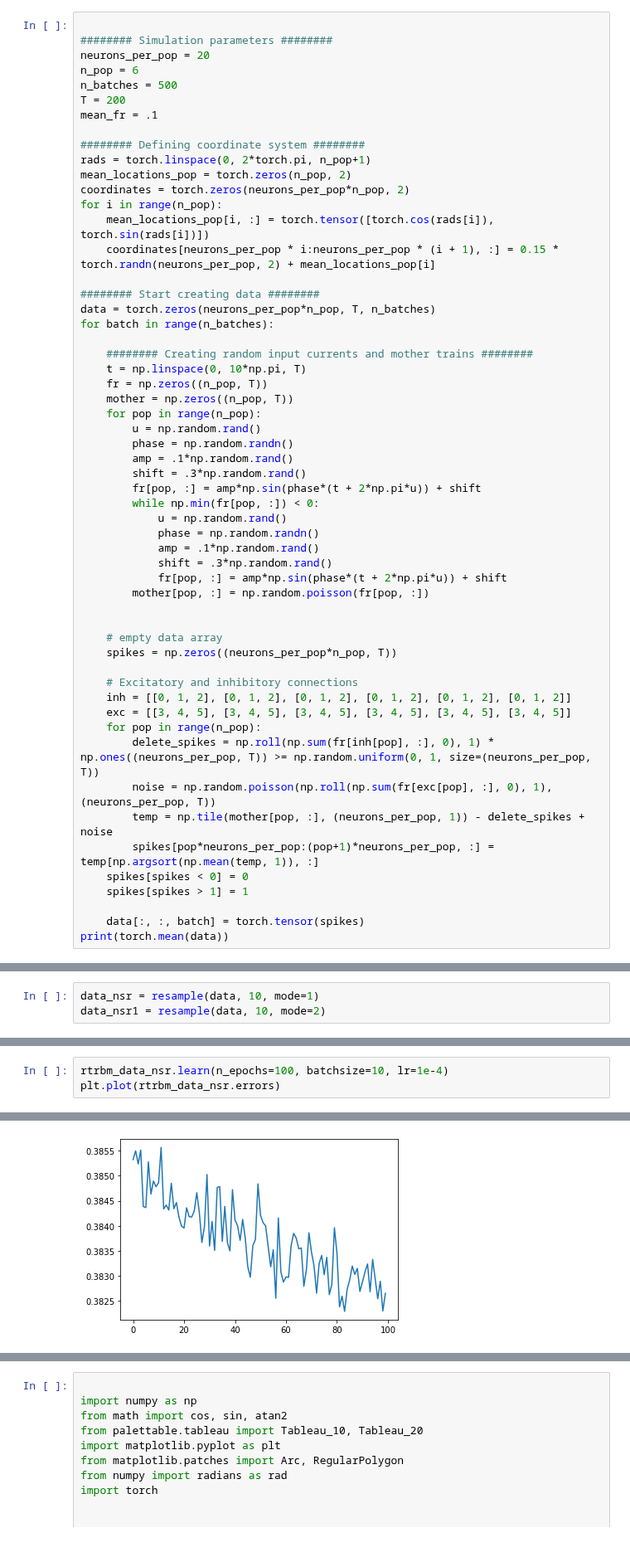
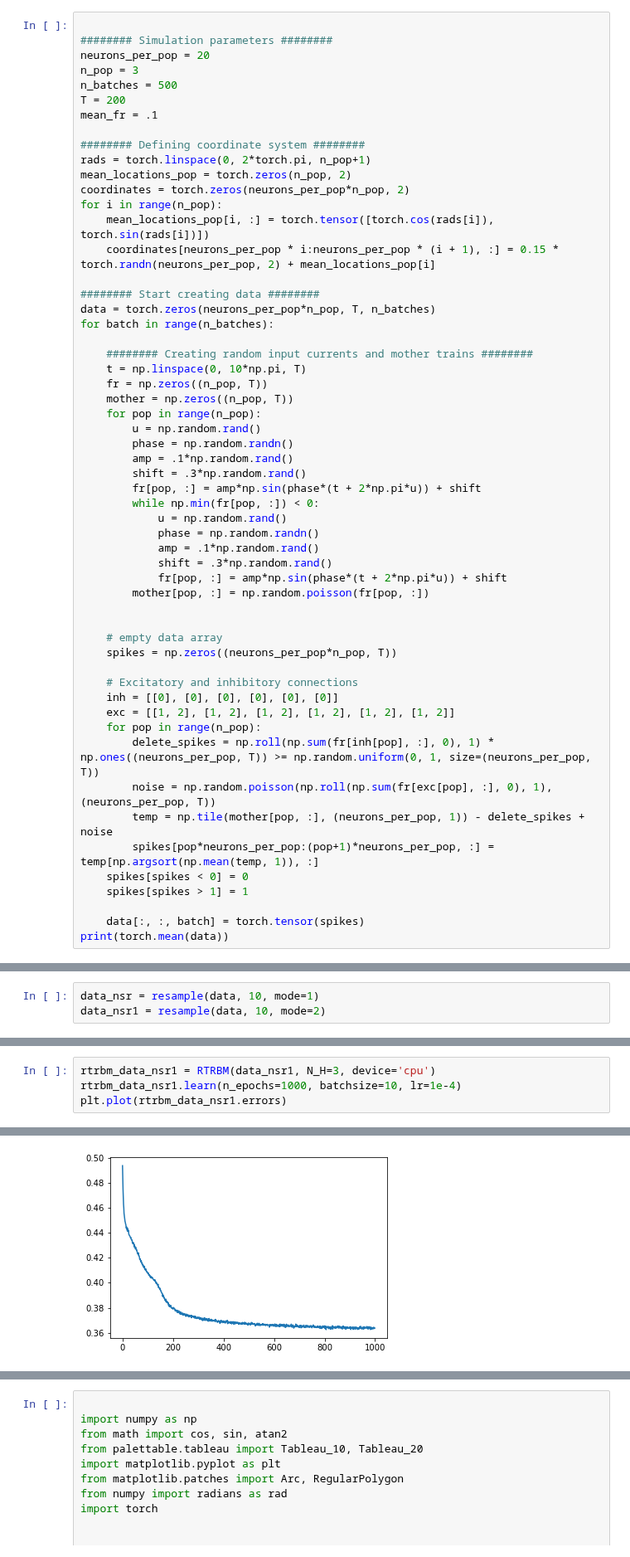
Before and after one commit to casperpeters/intern, a Jupyter notebook: notebooks/Poisson Time-shifted data/Sampling and transition rates.ipynb, the cells around one changed output, grey strips where cells are left out. Shown at 83% size. Drawn from its saved outputs; the diff is of its cells as text.

```diff
--- a/notebooks/Poisson Time-shifted data/Sampling and transition rates.ipynb
+++ b/notebooks/Poisson Time-shifted data/Sampling and transition rates.ipynb
@@ -46,7 +46,7 @@ check1 = pickle.load(open(path + '\\results\\RTRBMs\\RTRBMs1', 'rb'))
 
 ######## Simulation parameters ########
 neurons_per_pop = 20
-n_pop = 6
+n_pop = 3
 n_batches = 500
 T = 200
 mean_fr = .1
@@ -86,8 +86,8 @@ for batch in range(n_batches):
     spikes = np.zeros((neurons_per_pop*n_pop, T))
 
     # Excitatory and inhibitory connections
-    inh = [[0, 1, 2], [0, 1, 2], [0, 1, 2], [0, 1, 2], [0, 1, 2], [0, 1, 2]]
-    exc = [[3, 4, 5], [3, 4, 5], [3, 4, 5], [3, 4, 5], [3, 4, 5], [3, 4, 5]]
+    inh = [[0], [0], [0], [0], [0], [0]]
+    exc = [[1, 2], [1, 2], [1, 2], [1, 2], [1, 2], [1, 2]]
     for pop in range(n_pop):
         delete_spikes = np.roll(np.sum(fr[inh[pop], :], 0), 1) * np.ones((neurons_per_pop, T)) >= np.random.uniform(0, 1, size=(neurons_per_pop, T))
         noise = np.random.poisson(np.roll(np.sum(fr[exc[pop], :], 0), 1), (neurons_per_pop, T))
@@ -157,6 +155,7 @@ plt.plot(rtrbm_data_nsr.errors)
 # %%
-rtrbm_data_nsr.learn(n_epochs=100, batchsize=10, lr=1e-4)
-plt.plot(rtrbm_data_nsr.errors)
+rtrbm_data_nsr1 = RTRBM(data_nsr1, N_H=3, device='cpu')
+rtrbm_data_nsr1.learn(n_epochs=1000, batchsize=10, lr=1e-4)
+plt.plot(rtrbm_data_nsr1.errors)
 # %% [output]
 [<matplotlib.lines.Line2D at 0x...>]
-[figure, old version]
+[figure, new version]
```
Also changed, not shown: parts of 12 cells of this notebook, 2 other files.
